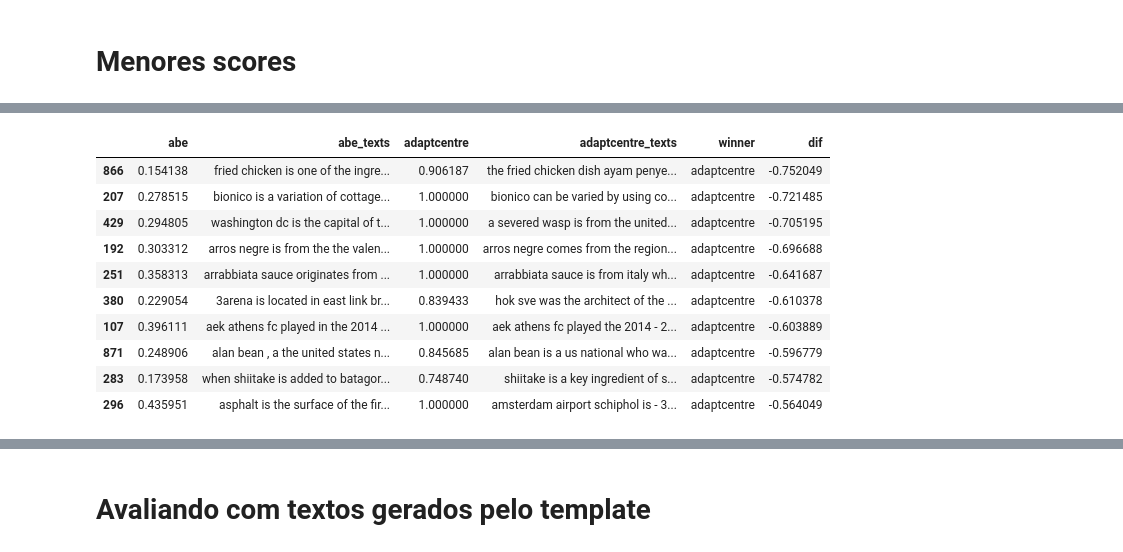
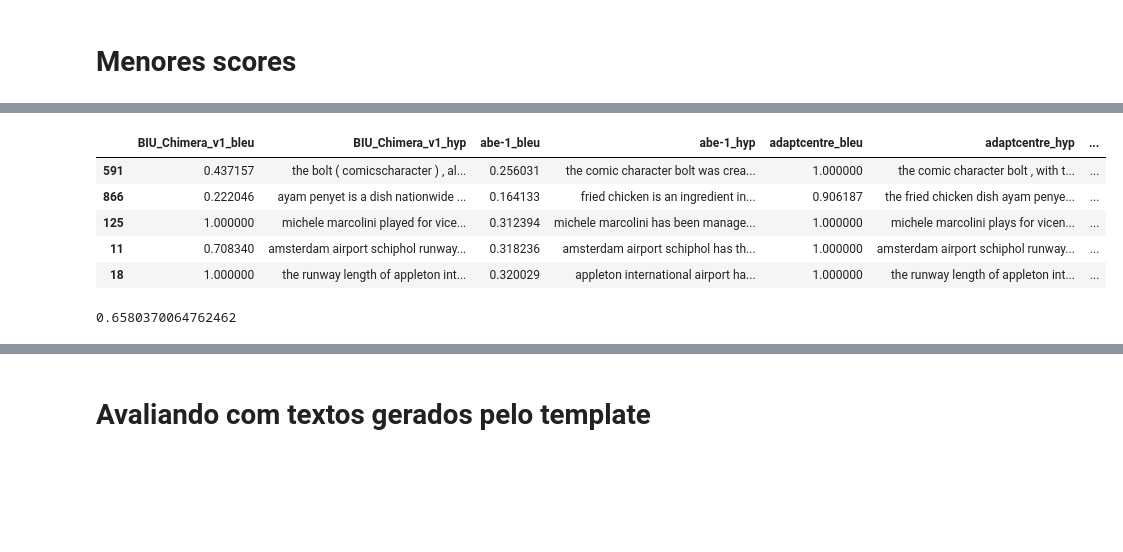
Before and after one commit to abevieiramota/masters, a Jupyter notebook: notebook/00 - Sentence level evaluation.ipynb, the cells around one changed output, grey strips where cells are left out. Drawn from its saved outputs; the diff is of its cells as text; code cells hidden in the pictures; blank space fills up the shorter version.

```diff
--- a/notebook/00 - Sentence level evaluation.ipynb
+++ b/notebook/00 - Sentence level evaluation.ipynb
@@ -81,8 +84,2 @@ plot_all_models_hist_bleu('new-cat')
 # %% [markdown]
 # Menores scores
-# %%
-scores, hypothesis, references = get_scores(model_preprocessed_filepath('adaptcentre', 'old-cat'), 'old-cat')
-sorted_scores = sorted([(i, s) for i, s in enumerate(scores)], key=lambda v: v[1])
-
-scores_a, hypothesis_a, references = get_scores(model_preprocessed_filepath('abe', 'old-cat'), 'old-cat')
-sorted_scores_a = sorted([(i, s) for i, s in enumerate(scores_a)], key=lambda v: v[1])
@@ -134,15 +86,46 @@ df.dif.hist(bins=20)
-# %%
-df.nsmallest(10, 'dif')
-# %% [output]
-|  | abe | abe_texts | adaptcentre | adaptcentre_texts | winner | dif |
-| 866 | 0.154138 | fried chicken is one of the ingre... | 0.906187 | the fried chicken dish ayam penye... | adaptcentre | -0.752049 |
-| 207 | 0.278515 | bionico is a variation of cottage... | 1.000000 | bionico can be varied by using co... | adaptcentre | -0.721485 |
-| 429 | 0.294805 | washington dc is the capital of t... | 1.000000 | a severed wasp is from the united... | adaptcentre | -0.705195 |
-| 192 | 0.303312 | arros negre is from the the valen... | 1.000000 | arros negre comes from the region... | adaptcentre | -0.696688 |
-| 251 | 0.358313 | arrabbiata sauce originates from ... | 1.000000 | arrabbiata sauce is from italy wh... | adaptcentre | -0.641687 |
-| 380 | 0.229054 | 3arena is located in east link br... | 0.839433 | hok sve was the architect of the ... | adaptcentre | -0.610378 |
-| 107 | 0.396111 | aek athens fc played in the 2014 ... | 1.000000 | aek athens fc played the 2014 - 2... | adaptcentre | -0.603889 |
-| 871 | 0.248906 | alan bean , a the united states n... | 0.845685 | alan bean is a us national who wa... | adaptcentre | -0.596779 |
-| 283 | 0.173958 | when shiitake is added to batagor... | 0.748740 | shiitake is a key ingredient of s... | adaptcentre | -0.574782 |
-| 296 | 0.435951 | asphalt is the surface of the fir... | 1.000000 | amsterdam airport schiphol is - 3... | adaptcentre | -0.564049 |
+# %%
+models = ['abe-1', 'BIU_Chimera_v1', 'adaptcentre', 'gcn']
+
+sc = {}
+hyps = {}
+
+for model in models:
+
+    scores, hypothesis, _ = get_scores(model_preprocessed_filepath(model, 'old-cat'), 'old-cat')
+
+    sc[f'{model}_bleu'] = scores
+    hyps[f'{model}_hyp'] = hypothesis
+
+data = {}
+data.update(sc)
+data.update(hyps)
+# %%
+import pandas as pd
+
+pd.set_option('display.max_colwidth', 1000)
+
+df = pd.DataFrame(data)
+
+scores_cols = list(sc.keys())
+
+df['mean_bleu'] = df[scores_cols].mean(axis=1)
+df['min_bleu'] = df[scores_cols].min(axis=1)
+df['max_bleu'] = df[scores_cols].max(axis=1)
+df['range_bleu'] = df['max_bleu'] - df['min_bleu']
+df['abe_to_max'] = df['max_bleu'] - df['abe-1_bleu']
+# %%
+df.nlargest(5, 'abe_to_max')
+# %% [output]
+|  | BIU_Chimera_v1_bleu | BIU_Chimera_v1_hyp | abe-1_bleu | abe-1_hyp | adaptcentre_bleu | adaptcentre_hyp | ... |
+| 591 | 0.437157 | the bolt ( comicscharacter ) , al... | 0.256031 | the comic character bolt was crea... | 1.000000 | the comic character bolt , with t... | ... |
+| 866 | 0.222046 | ayam penyet is a dish nationwide ... | 0.164133 | fried chicken is an ingredient in... | 0.906187 | the fried chicken dish ayam penye... | ... |
+| 125 | 1.000000 | michele marcolini played for vice... | 0.312394 | michele marcolini has been manage... | 1.000000 | michele marcolini plays for vicen... | ... |
+| 11 | 0.708340 | amsterdam airport schiphol runway... | 0.318236 | amsterdam airport schiphol has th... | 1.000000 | amsterdam airport schiphol runway... | ... |
+| 18 | 1.000000 | the runway length of appleton int... | 0.320029 | appleton international airport ha... | 1.000000 | the runway length of appleton int... | ... |
+# %%
+sentence_bleu(['bionico can be varied by using cottage cheese .'.split()],
+              'bionico can be varied by adding cottage cheese .'.split(),
+              smoothing_function=chencherry)
+# %% [output]
+0.6580370064762462
 # %%
```
Also changed, not shown: parts of 12 cells of this notebook, 15 other files.
